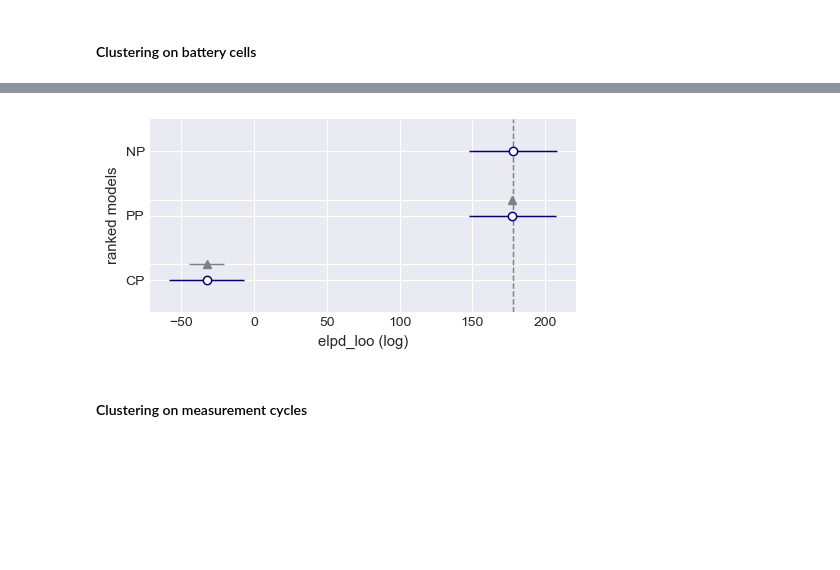
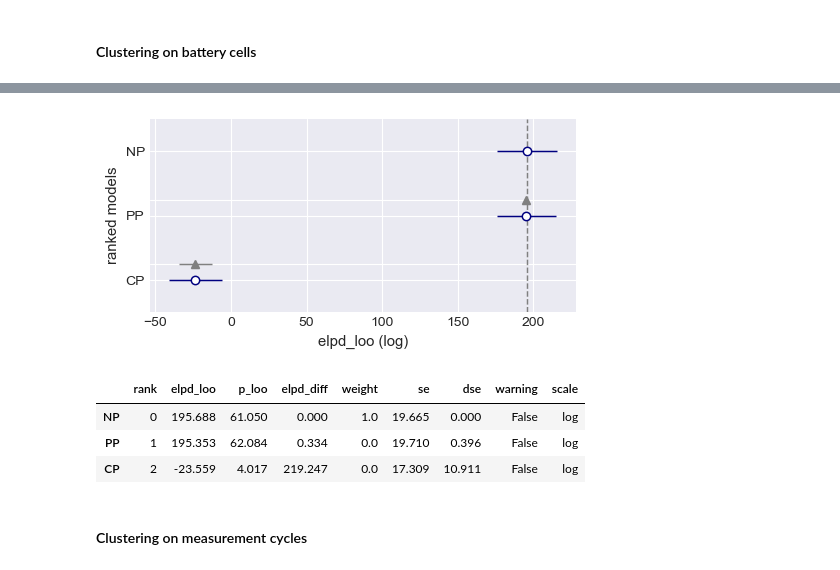
Before and after one commit to sarajcev/bayes_battery, a Jupyter notebook: bayes_analysis.ipynb, the cells around one changed output, grey strips where cells are left out. Drawn from its saved outputs; the diff is of its cells as text; code cells hidden in the pictures; blank space fills up the shorter version.

```diff
--- a/bayes_analysis.ipynb
+++ b/bayes_analysis.ipynb
@@ -239,7 +261,7 @@ rho = idata.posterior['rho'].mean(dim='chain').values
 Kij_post = eta.mean() * np.exp(-rho.mean() * dm) + np.diag([0.01]*n)
 # Convert covariances to correlation matrix.
 sigma_post = np.sqrt(np.diag(Kij_post))
-sigma_post_inv = np.diag(sigma_post**-1)
+sigma_post_inv = np.diag(np.power(sigma_post, -1))  # invert
 Rho = sigma_post_inv @ Kij_post @ sigma_post_inv
 Rho = pd.DataFrame(Rho, index=data['Battery'].values,
                    columns=data['Battery'].values)
@@ -453,20 +476,21 @@ coords_cells = {
 # Partial pooling model.
 with pm.Model(coords=coords_cells) as multicell:
     # Data containers.
-    zi = pm.Data('zi', measurements['Zi'], dims='samples')
+    zi = pm.Data('zi', np.log(measurements['Zi']), dims='samples')  # log scale
     idc = pm.Data('idc', cell_names.codes, dims='samples')
     # Hyperpriors.
-    mu_c = pm.StudentT('mu_c', nu=2, mu=0, sigma=40)
-    sigma_c = pm.HalfStudentT('sigma_c', nu=4, sigma=10)
+    mu_c = pm.StudentT('mu_c', nu=2, mu=0, sigma=10)
+    sigma_c = pm.HalfCauchy('sigma_c', beta=10)
     # Priors.
     mu = pm.StudentT('mu', nu=2, mu=mu_c, sigma=sigma_c, dims='cells')
-    sigma = pm.HalfStudentT('sigma', nu=2, sigma=10)
+    sigma = pm.HalfCauchy('sigma', beta=10)
     nu = pm.Exponential('nu', lam=0.5)
     # Likelihood.
     obs = pm.StudentT('likelihood', nu=nu, mu=mu[idc], sigma=sigma,
                       observed=zi, dims='samples')
     # MCMC sampling.
-    idata_cell = pm.sample(4000, target_accept=0.99, max_treedepth=15,
+    idata_cell = pm.sample(draws=6000, tune=2000,
+                           target_accept=0.99, max_treedepth=15,
                            idata_kwargs={'log_likelihood': True})
 # %% [output]
 Initializing NUTS using jitter+adapt_diag...
@@ -513,17 +540,18 @@ coords_cells = {
 # No pooling model.
 with pm.Model(coords=coords_cells) as multicell2:
     # Data containers.
-    zi = pm.Data('zi', measurements['Zi'], dims='samples')
+    zi = pm.Data('zi', np.log(measurements['Zi']), dims='samples')  # log scale
     idc = pm.Data('idc', cell_names.codes, dims='samples')
     # Priors.
-    mu = pm.StudentT('mu', nu=2, mu=0, sigma=40, dims='cells')
-    sigma = pm.HalfStudentT('sigma', nu=2, sigma=10)
+    mu = pm.StudentT('mu', nu=2, mu=0, sigma=10, dims='cells')
+    sigma = pm.HalfCauchy('sigma', beta=10)
     nu = pm.Exponential('nu', lam=0.5)
     # Likelihood.
     obs = pm.StudentT('likelihood', nu=nu, mu=mu[idc], sigma=sigma,
                       observed=zi, dims='samples')
     # MCMC sampling.
-    idata_cell2 = pm.sample(4000, target_accept=0.99, max_treedepth=15,
+    idata_cell2 = pm.sample(draws=6000, tune=2000,
+                            target_accept=0.99, max_treedepth=15,
                             idata_kwargs={'log_likelihood': True})
 # %% [output]
 Initializing NUTS using jitter+adapt_diag...
@@ -561,10 +606,10 @@ coords_cells = {
 # Complete pooling model.
 with pm.Model(coords=coords_cells) as multicell3:
     # Data containers.
-    zi = pm.Data('zi', measurements['Zi'], dims='samples')
+    zi = pm.Data('zi', np.log(measurements['Zi']), dims='samples')  # log scale
     # Priors.
-    mu = pm.StudentT('mu', nu=2, mu=0, sigma=40)
-    sigma = pm.HalfStudentT('sigma', nu=2, sigma=10)
+    mu = pm.StudentT('mu', nu=2, mu=0, sigma=10)
+    sigma = pm.HalfCauchy('sigma', beta=10)
     nu = pm.Exponential('nu', lam=0.5)
     # Likelihood.
     obs = pm.StudentT('likelihood', nu=nu, mu=mu, sigma=sigma,
@@ -589,20 +635,27 @@ az.summary(idata_cell3, kind='stats')
 # %%
 # Bayesian model comparison.
-traces_dict = {
+traces_dict_cell = {
     'PP': idata_cell,   # partial pooling
     'NP': idata_cell2,  # no pooling
     'CP': idata_cell3,  # complete pooling
 }
 # Pareto-smoothed importance sampling leave-one-out cross-validation (LOOCV).
-model_comparison = az.compare(traces_dict, ic='loo', method='stacking')
+model_comparison = az.compare(traces_dict_cell, ic='loo', method='stacking')
 
 fig, ax = plt.subplots(figsize=(5, 2.6))
 az.plot_compare(model_comparison, plot_ic_diff=True, title=False,
                 textsize=10, plot_kwargs={'color_ic': 'navy'}, ax=ax)
 fig.tight_layout()
 plt.show()
 # %% [output]
-[figure, old version]
+[figure, new version]
+# %%
+az.compare(traces_dict_cell, ic='loo', method='stacking').round(3)
+# %% [output]
+|  | rank | elpd_loo | p_loo | elpd_diff | weight | se | dse | warning | scale |
+| NP | 0 | 195.688 | 61.050 | 0.000 | 1.0 | 19.665 | 0.000 | False | log |
+| PP | 1 | 195.353 | 62.084 | 0.334 | 0.0 | 19.710 | 0.396 | False | log |
+| CP | 2 | -23.559 | 4.017 | 219.247 | 0.0 | 17.309 | 10.911 | False | log |
 # %% [markdown]
 #### Clustering on measurement cycles
 # %%
```
Also changed, not shown: parts of 38 cells of this notebook, 1 other file.
